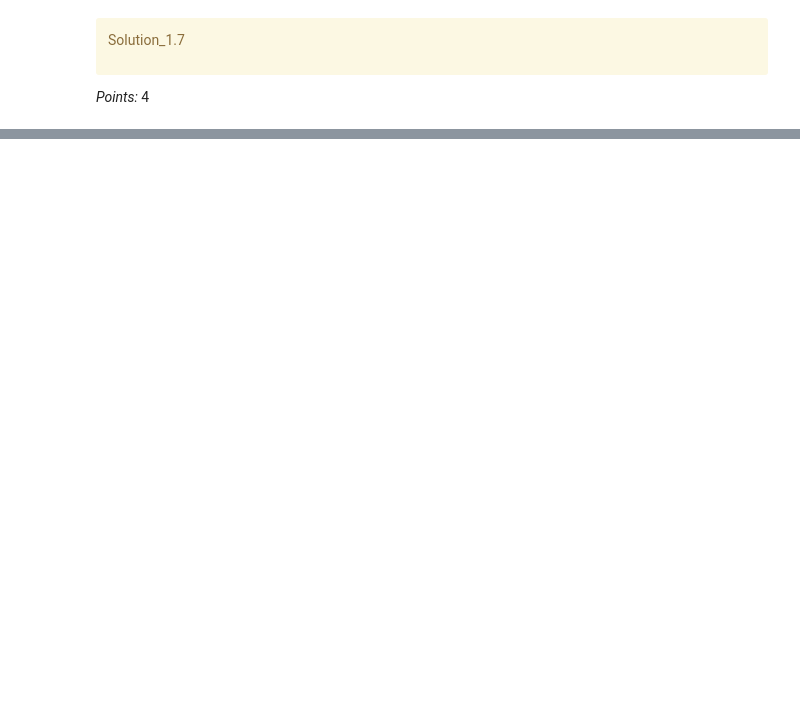
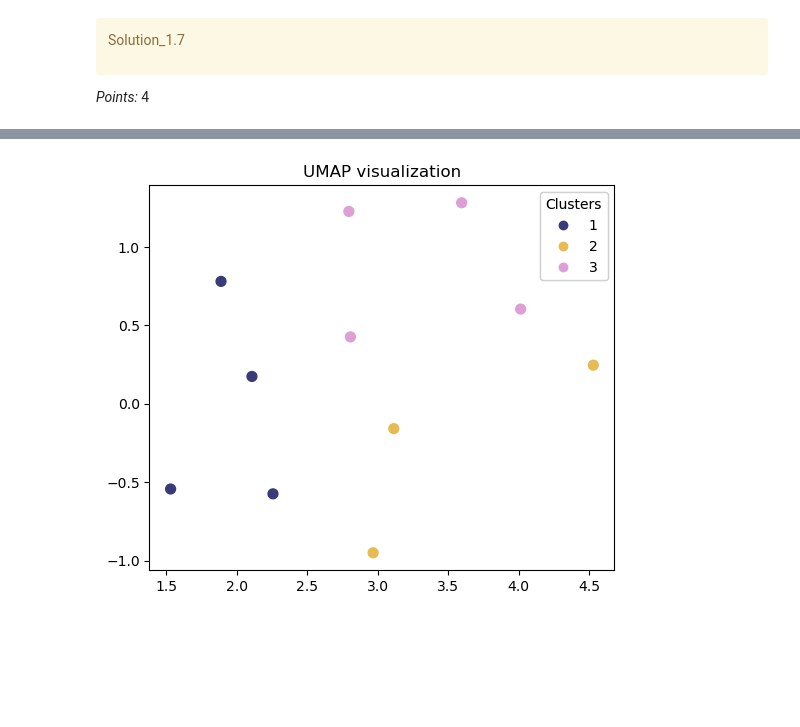
Before and after one commit to chloezandberg/cpsc330hw6, a Jupyter notebook: hw6.ipynb, the cells around one changed output, grey strips where cells are left out. Cells and saved outputs as stored; diff of their text form; code cells hidden in the pictures; blank space fills up the shorter version.

```diff
--- a/hw6.ipynb
+++ b/hw6.ipynb
@@ -580,3 +590,7 @@ _Points:_ 4
+# %%
+plot_umap_clusters(data = X, cluster_labels=list(wiki_df['emb_hierarchical']))
+# %% [output]
+[figure, added]
 # %% [markdown]
 <!-- END QUESTION -->
 
```
Also changed, not shown: parts of 13 cells of this notebook.
